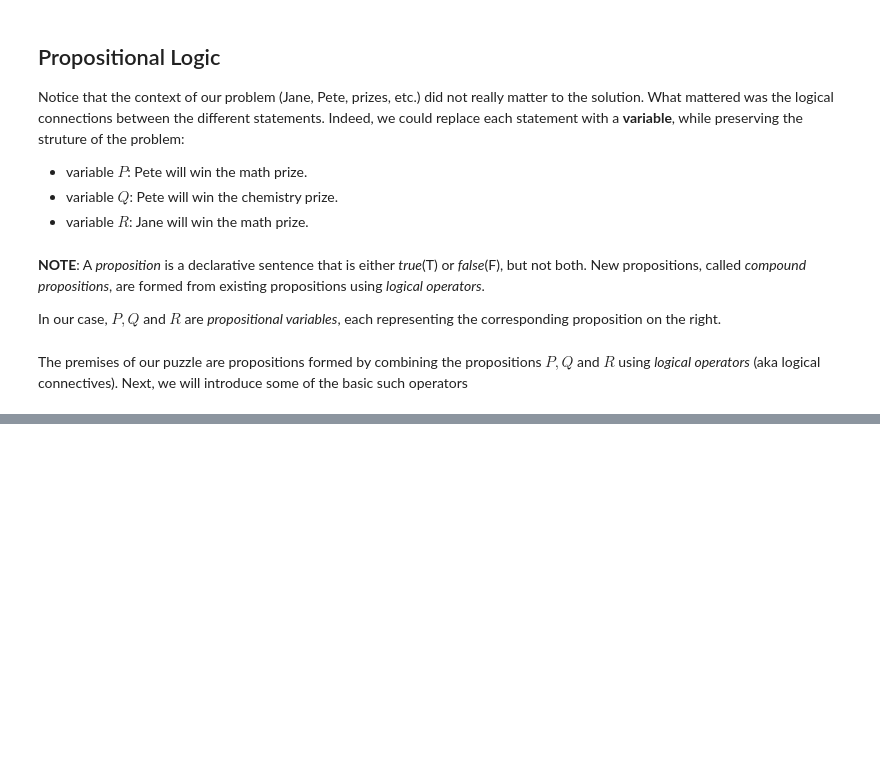
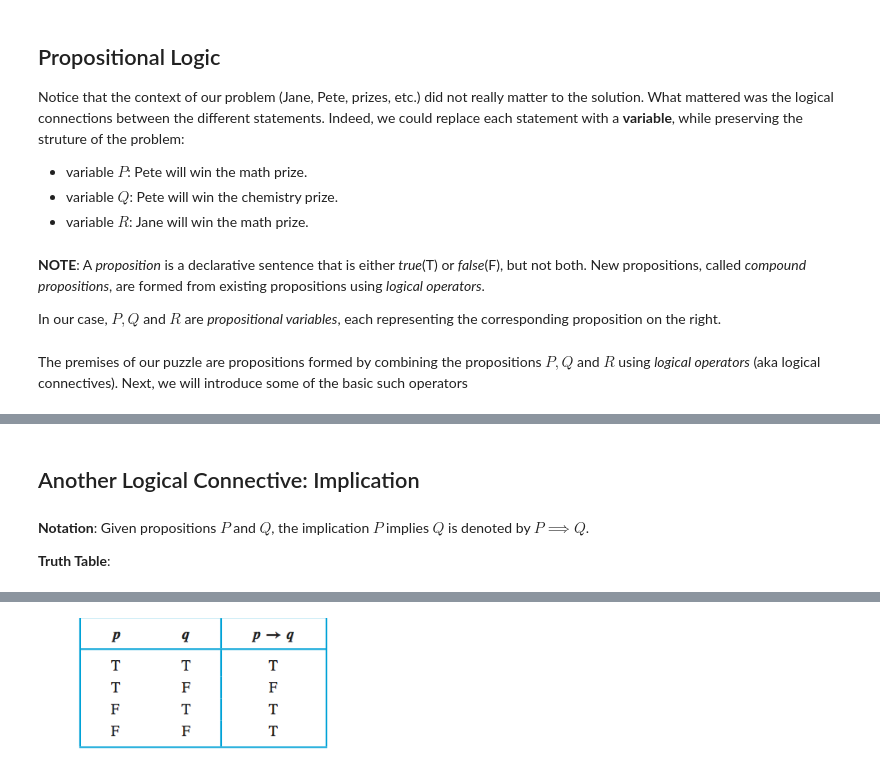
Before and after one commit to lorecchia/CS131-Combinatoric-Structures, a Jupyter notebook: L02PropositionalLogic.ipynb, the cells around one changed output, grey strips where cells are left out. Drawn from its saved outputs; the diff is of its cells as text; code cells hidden in the pictures; blank space fills up the shorter version.

```diff
--- a/L02PropositionalLogic.ipynb
+++ b/L02PropositionalLogic.ipynb
@@ -161,0 +187,11 @@ Hence, $2^n - 1$ is not prime as $2^{n} - 1 = xy$.
+# %% [markdown]
+## Another Logical Connective: Implication
+# %% [markdown]
+**Notation**: Given propositions $P$ and $Q$, the implication $P$ implies $Q$ is denoted by $P \implies Q$.
+
+**Truth Table**:
+# %%
+# image credit: Kenneth Rosen "Discrete Mathematics and Its Applications 7th ed"
+sl.hide_code_in_slideshow()
+display(Image("images/L02/truthtable-implication.png", width=350))
+# %% [output]
@@ -161,0 +199 @@ Hence, $2^n - 1$ is not prime as $2^{n} - 1 = xy$.
+[figure, added]
```
Also changed, not shown: parts of 53 cells of this notebook, 8 other files.
